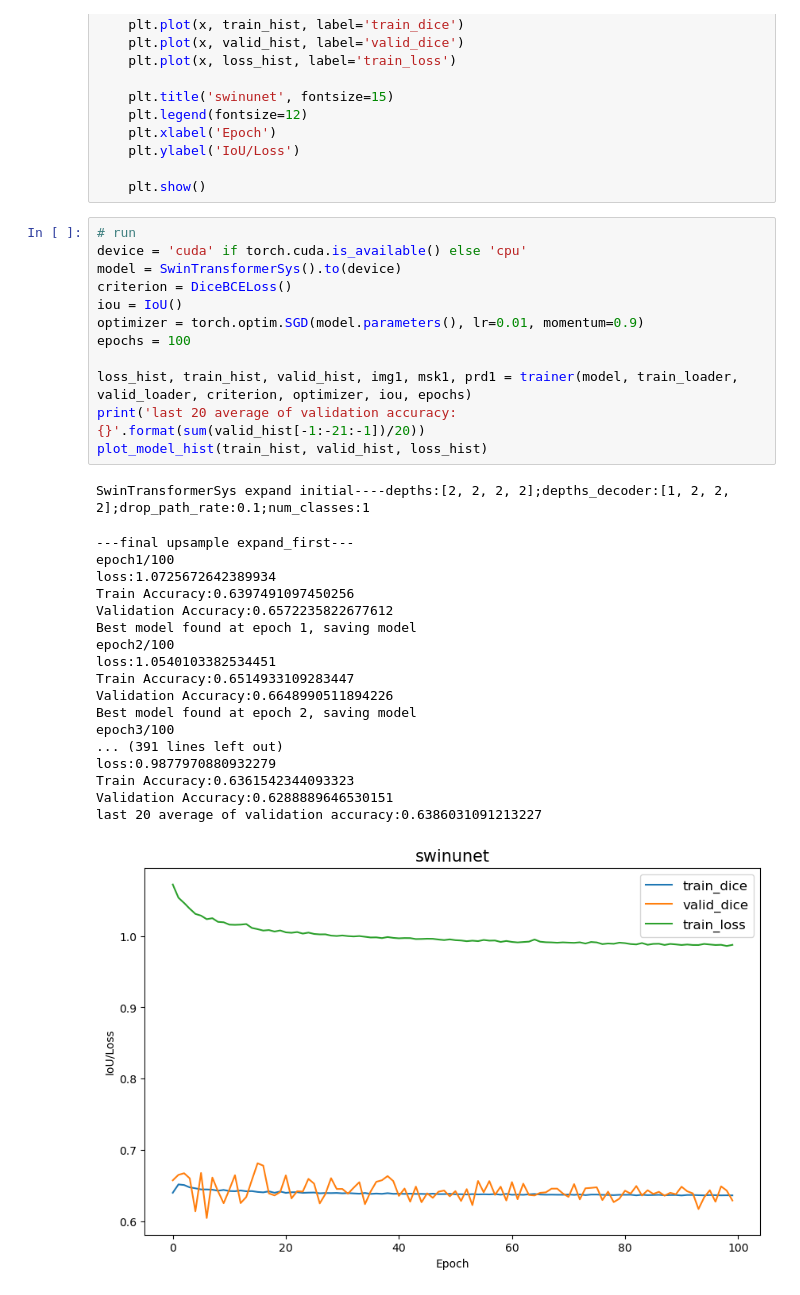
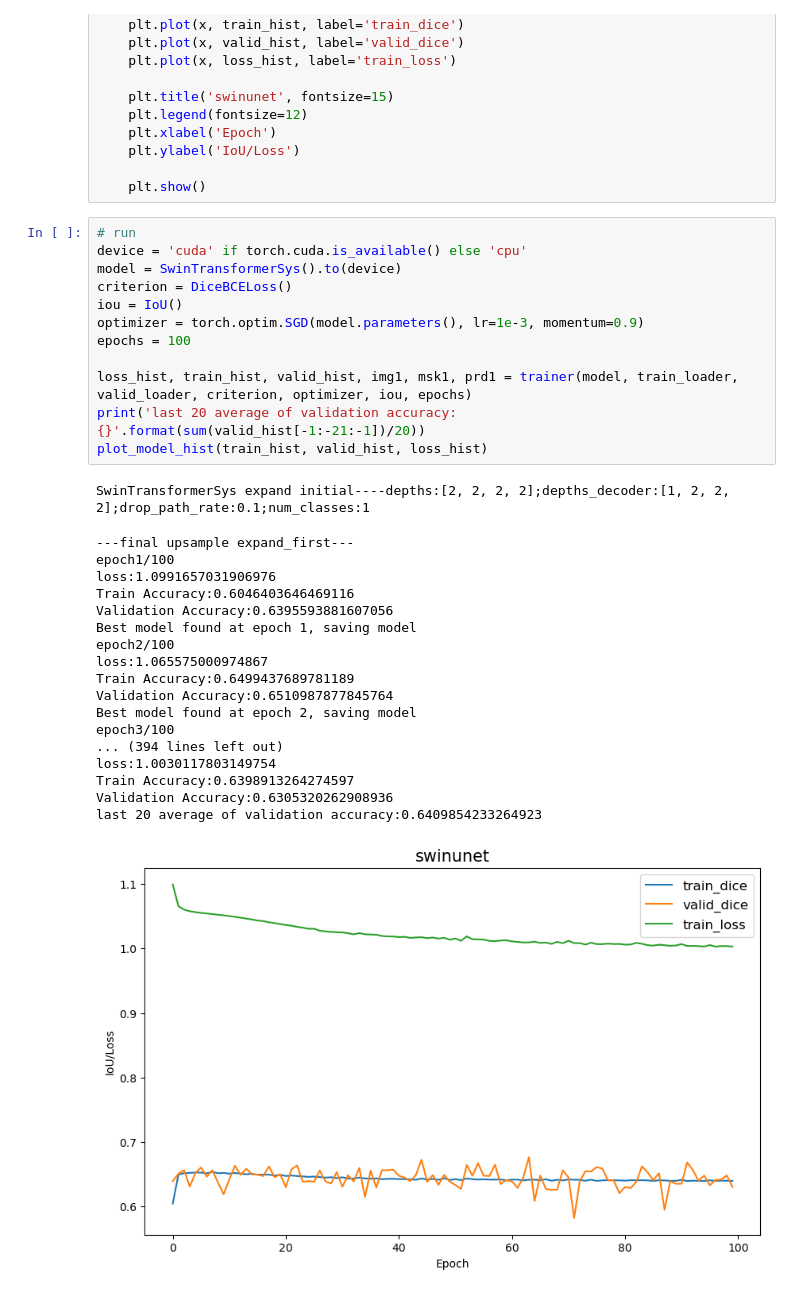
Before and after one commit to fleckleind/AbdomenCT_trial, a Jupyter notebook: abdomenct-swinunet.ipynb, the cells around one changed output. Cells and saved outputs as stored; diff of their text form.

```diff
--- a/abdomenct-swinunet.ipynb
+++ b/abdomenct-swinunet.ipynb
@@ -934,35 +934,35 @@ def plot_model_hist(train_hist, valid_hist, loss_hist):
 # %%
 # run
 device = 'cuda' if torch.cuda.is_available() else 'cpu'
 model = SwinTransformerSys().to(device)
 criterion = DiceBCELoss()
 iou = IoU()
-optimizer = torch.optim.SGD(model.parameters(), lr=0.01, momentum=0.9)
+optimizer = torch.optim.SGD(model.parameters(), lr=1e-3, momentum=0.9)
 epochs = 100
 
 loss_hist, train_hist, valid_hist, img1, msk1, prd1 = trainer(model, train_loader, valid_loader, criterion, optimizer, iou, epochs)
 print('last 20 average of validation accuracy:{}'.format(sum(valid_hist[-1:-21:-1])/20))
 plot_model_hist(train_hist, valid_hist, loss_hist)
 # %% [output]
 SwinTransformerSys expand initial----depths:[2, 2, 2, 2];depths_decoder:[1, 2, 2, 2];drop_path_rate:0.1;num_classes:1
 ---final upsample expand_first---
 epoch1/100
-loss:1.0725672642389934
-Train Accuracy:0.6397491097450256
-Validation Accuracy:0.6572235822677612
+loss:1.0991657031906976
+Train Accuracy:0.6046403646469116
+Validation Accuracy:0.6395593881607056
 Best model found at epoch 1, saving model
 epoch2/100
-loss:1.0540103382534451
-Train Accuracy:0.6514933109283447
-Validation Accuracy:0.6648990511894226
+loss:1.065575000974867
+Train Accuracy:0.6499437689781189
+Validation Accuracy:0.6510987877845764
 Best model found at epoch 2, saving model
 epoch3/100
-... (391 lines left out)
-loss:0.9877970880932279
-Train Accuracy:0.6361542344093323
-Validation Accuracy:0.6288889646530151
-last 20 average of validation accuracy:0.6386031091213227
+... (394 lines left out)
+loss:1.0030117803149754
+Train Accuracy:0.6398913264274597
+Validation Accuracy:0.6305320262908936
+last 20 average of validation accuracy:0.6409854233264923
-[figure, old version]
+[figure, new version]
 # %%
 plt.figure(figsize=(10,10))
 plt.subplot(131)
```
Also changed, not shown: parts of 2 cells of this notebook.
